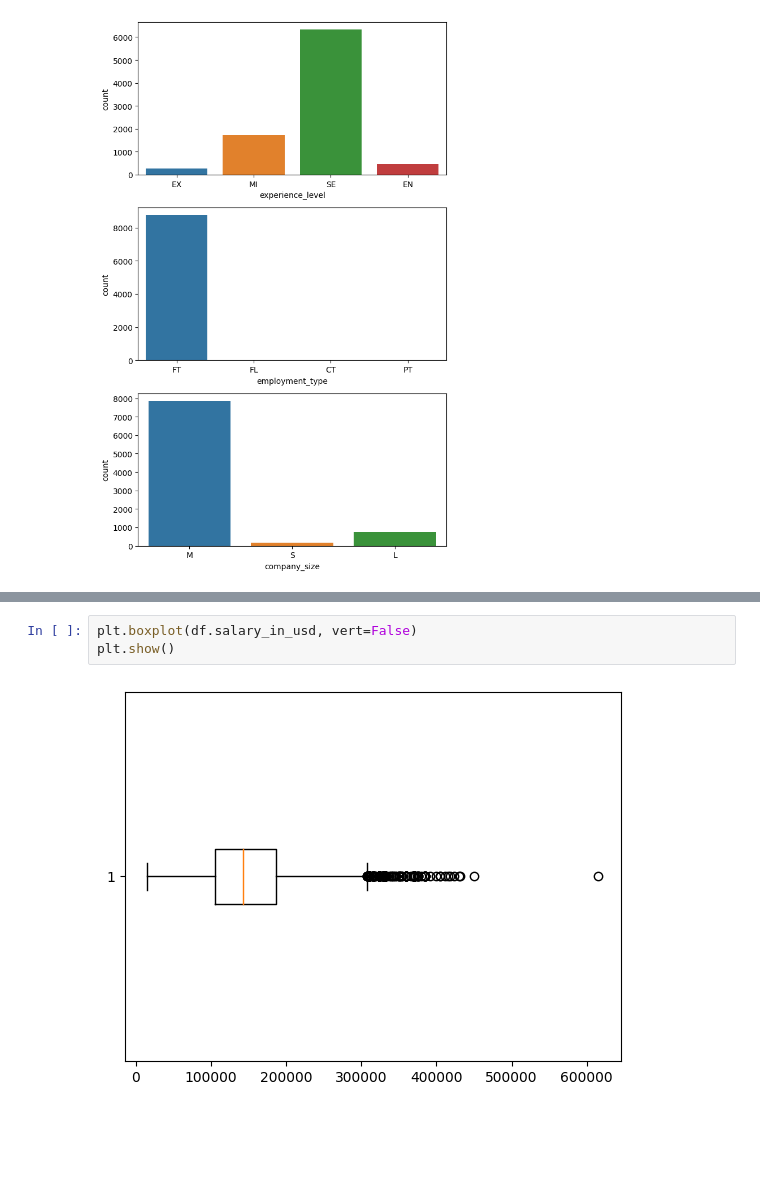
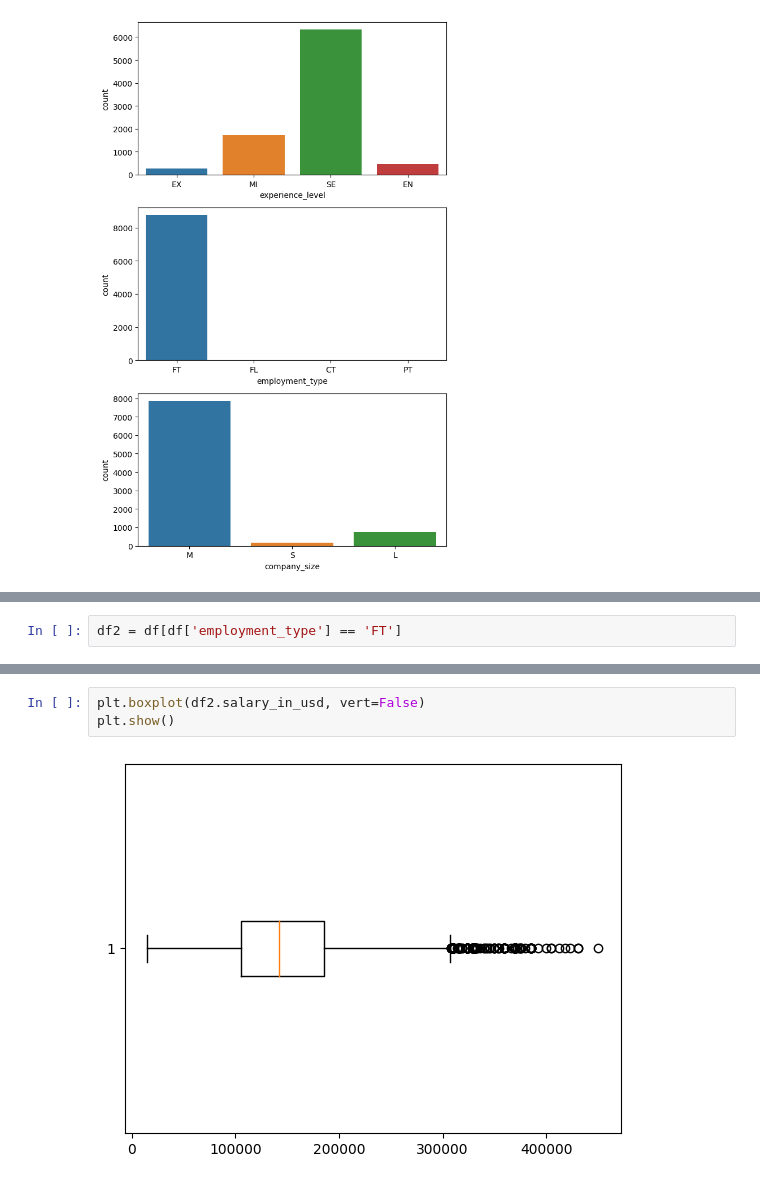
Before and after one commit to mezkymy/global-salaries, a Jupyter notebook: global-salaries.ipynb, the cells around one changed output, grey strips where cells are left out. Drawn from its saved outputs; the diff is of its cells as text; blank space fills up the shorter version.

```diff
--- a/global-salaries.ipynb
+++ b/global-salaries.ipynb
@@ -108,0 +126,2 @@ plt.show()
+# %%
+df2 = df[df['employment_type'] == 'FT']
@@ -116,6 +138,6 @@ plt.show()
 # %%
-plt.boxplot(df.salary_in_usd, vert=False)
+plt.boxplot(df2.salary_in_usd, vert=False)
 plt.show()
 # %% [output]
-[figure, old version]
+[figure, new version]
 # %% [markdown]
```
Also changed, not shown: parts of 15 cells of this notebook.
